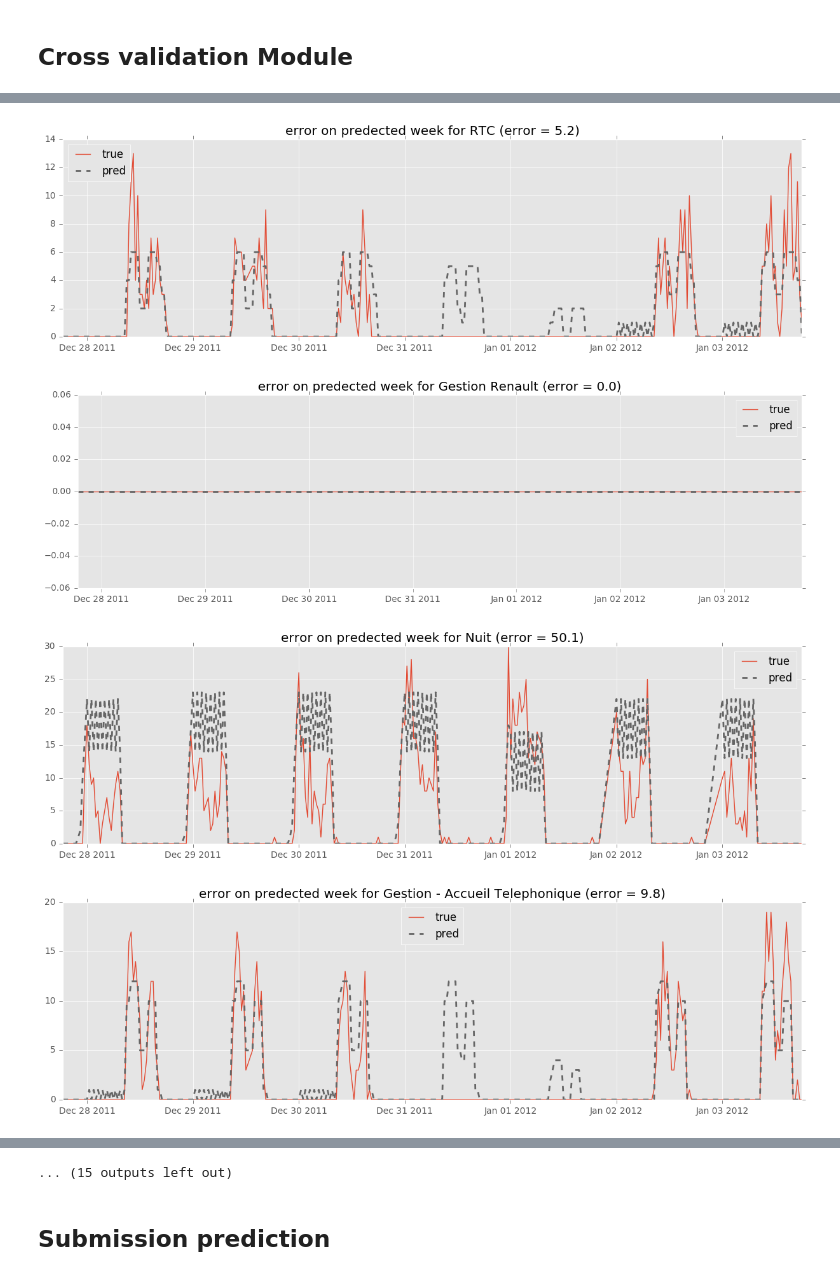
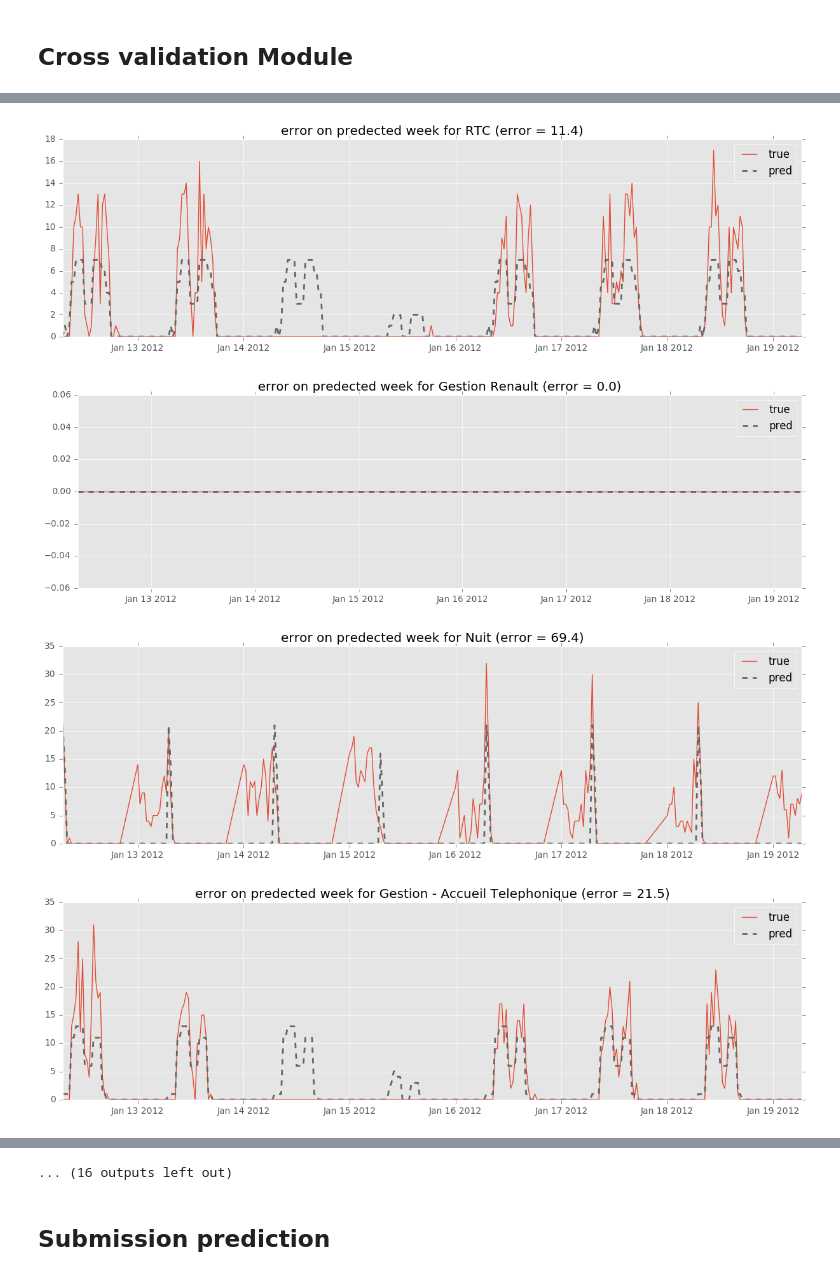
Before and after one commit to GRichard513/AxaChallenge, a Jupyter notebook: Projet_Axa_Antoine.ipynb, the cells around one changed output, grey strips where cells are left out. Drawn from its saved outputs; the diff is of its cells as text; code cells hidden in the pictures.

Commit message:
minor changes in submission predict function

```diff
--- a/Projet_Axa_Antoine.ipynb
+++ b/Projet_Axa_Antoine.ipynb
@@ -31,8 +31,7 @@ cal = France()
 # create DataFrame with public holliday in France for years 2011, 2012, 2013, 2014
 holiday_map = pd.DataFrame()
 for year in [2011,2012,2013,2014]:
-    holid
-    ay_map_temp = pd.DataFrame(cal.holidays(year))
+    holiday_map_temp = pd.DataFrame(cal.holidays(year))
     holiday_map_temp = holiday_map_temp.set_index([0])
     holiday_map = pd.concat([holiday_map, holiday_map_temp], ignore_index=False)
 # holiday_map.head()
@@ -146,7 +147,7 @@ def format_subission():
 # function to split data for CV purposes
 # algorithm is test on last week of the randomly choosen train data set
 
-def split_data():
+def split_data(y_df):
 
     # select a random sub-set of train data
     X_train = pd.DataFrame(index = y_df.index)
@@ -165,7 +166,7 @@ def split_data():
     # print subset range
     print('train data first date : %s' %date_min)
     print('train data last date  : %s' %date_max)
-    print('train data range : %s months and %s days\n' %(X_train_range.months,X_train_range.days))
+    print('train data range : %s years, %s months and %s days\n' %(X_train_range.years, X_train_range.months,X_train_range.days))
     # X_train.head()
 
     # Last week of the subset is used for cross validation purposes
@@ -177,7 +178,7 @@ def split_data():
     # print CV subset week range
     print('CV data first date : %s' %date_min_CV)
     print('CV data last date  : %s' %date_max_CV)
-    print('CV data range : %s months and %s days' %(X_CV_range.months,X_CV_range.days))
+    print('CV data range : %s years, %s months and %s days' %(X_CV_range.years, X_CV_range.months,X_CV_range.days))
     # X_train_CV.head()
 
     return X_train, X_train_CV
@@ -350,10 +360,20 @@ class Regressor(BaseEstimator):
     def predict(self, X):
         is_day = np.array(X.night == 0)
         res = np.zeros(X.shape[0])
-        day_pred = self.reg_day.predict(X[is_day])
-        night_pred = self.reg_day.predict(X[~is_day])
-        res[is_day] = day_pred
-        res[~is_day] = night_pred
+
+        # to write submission file, X size = 1
+        # Specific case to avoid array of bool beeing interpreted as bool
+        if (is_day.size == 1):
+            if is_day:
+                res = self.reg_day.predict(X)
+            if ~is_day:
+                res = self.reg_night.predict(X)
+        else:
+            day_pred = self.reg_day.predict(X[is_day])
+            night_pred = self.reg_night.predict(X[~is_day])
+            res[is_day] = day_pred
+            res[~is_day] = night_pred
+
         return res
 
     def predict_proba(self, X):
@@ -492,7 +512,7 @@ def train_test_model_clf(X_df, y_df, skf_is, FeatureExtractor, Regressor, GS):
     print('train sample size %% total sample size = %.2f%%' %(100*float(l)/k))
     print('error = %.1f' %(error))
 
-X_train, X_train_CV = split_data()
+X_train, X_train_CV = split_data(y_df)
 a = X_train.shape[0]
 b = X_train_CV.shape[0]
 skf_is = ([np.arange(a-b).astype(int),np.arange(a-b,a).astype(int)])
@@ -520,4 +557,4 @@ error = 2139746.7
-[figure, old version]
+[figure, new version]
-[figure, old version]
+[figure, new version]
-[figure, old version]
+[figure, new version]
-[figure, old version]
+[figure, new version]
@@ -530,4 +566,4 @@ error = 2139746.7
-... (15 outputs left out)
+... (16 outputs left out)
 # %% [markdown]
 ## Submission prediction
 # %%
```
Also changed, not shown: parts of 7 cells of this notebook.
